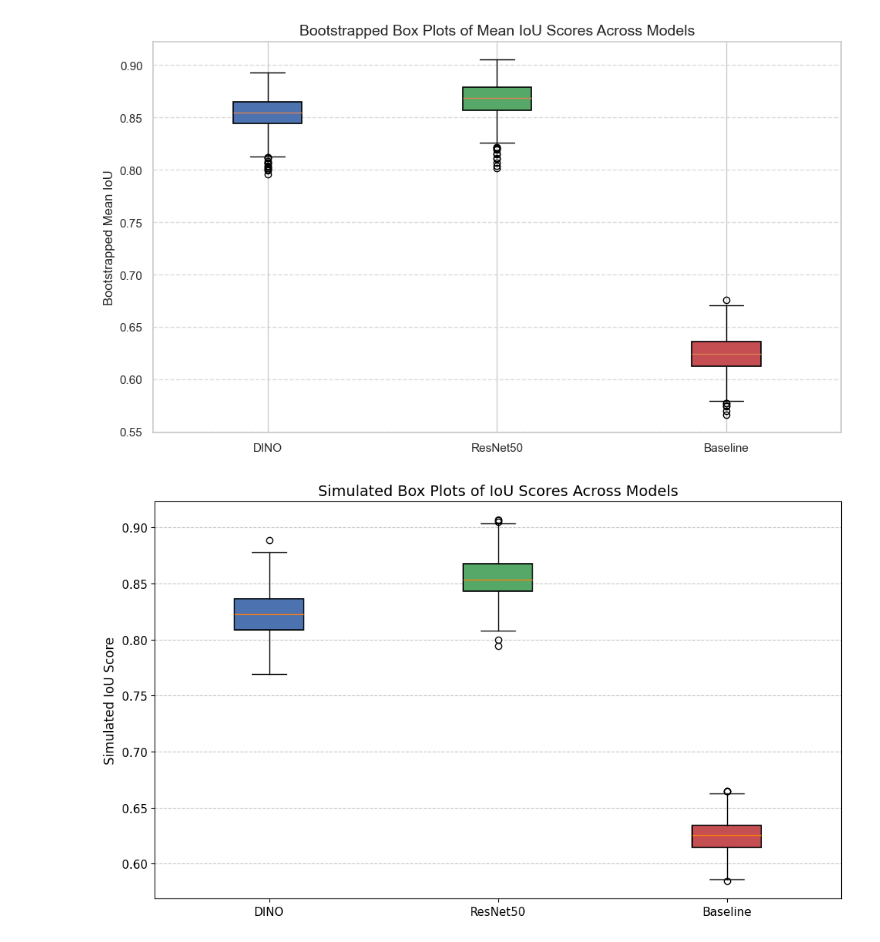
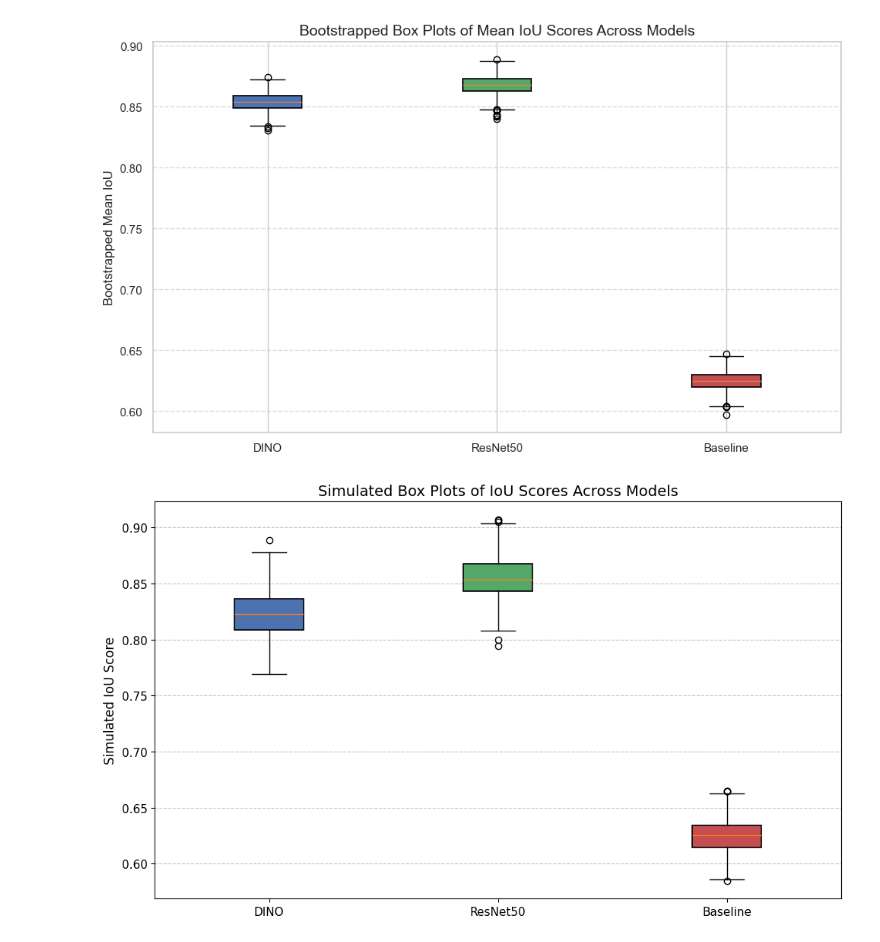
Before and after one commit to Alfred-Aqraou/nk-cell-segmentation, a Jupyter notebook: stats_test.ipynb, the cells around one changed output. Drawn from its saved outputs; the diff is of its cells as text; code cells hidden in the pictures.

```diff
--- a/stats_test.ipynb
+++ b/stats_test.ipynb
@@ -11,14 +18,6 @@ import pandas as pd
 
 # Set seed for reproducibility
 np.random.seed(42)
-
-# Paths for each fold
-
-paths = {
-    "DINO": [f"exports/unet/dino_np/dino_fdnzv5c2_e399_per_image_iou_fold{fold}.npy" for fold in range(1, 6)],
-    "ResNet50": [f"exports/unet/resnet_np/resnet50_per_image_iou_fold{fold}.npy" for fold in range(1, 6)],
-    "Baseline": [f"exports/baseline/baseline_np/per_image_iou_fold{fold}_baseline.npy" for fold in range(1, 6)]
-}
 
 # Load all IoU scores
 iou_data = {model: [] for model in paths}
@@ -30,37 +29,37 @@ for model, model_paths in paths.items():
 # Bootstrap the mean IoU scores
 bootstrapped_means = {model: [] for model in iou_data}
 n_iterations = 1000
-sample_size = len(iou_data["DINO"]) // 5  # Average per fold
+sample_size = len(iou_data["DINO"])  # Average per fold
 
 
 
 for model, scores in iou_data.items():
     scores = np.array(scores)
     for _ in range(n_iterations):
         sample = np.random.choice(scores, size=sample_size, replace=True)
         bootstrapped_means[model].append(np.mean(sample))
 
 # Create boxplot
 colors = ['#4C72B0', '#55A868', '#C44E52']  # blue, green, red
 plt.figure(figsize=(10, 6))
 box = plt.boxplot(bootstrapped_means.values(), labels=bootstrapped_means.keys(), patch_artist=True)
 
 # Set custom colors
 for patch, color in zip(box['boxes'], colors):
     patch.set_facecolor(color)
     patch.set_edgecolor('black')
     patch.set_linewidth(1.2)
 
 # Style adjustments
 plt.ylabel("Bootstrapped Mean IoU", fontsize=12)
 plt.title("Bootstrapped Box Plots of Mean IoU Scores Across Models", fontsize=14)
 plt.xticks(fontsize=11)
 plt.yticks(fontsize=11)
 plt.grid(axis='y', linestyle='--', alpha=0.7)
 plt.tight_layout()
 plt.show()
 # %% [output]
-[figure, old version]
+[figure, new version]
 # %%
 ##### Simulated Box Plot for IoU Scores Across Models
 
```
Also changed, not shown: parts of 3 cells of this notebook.
